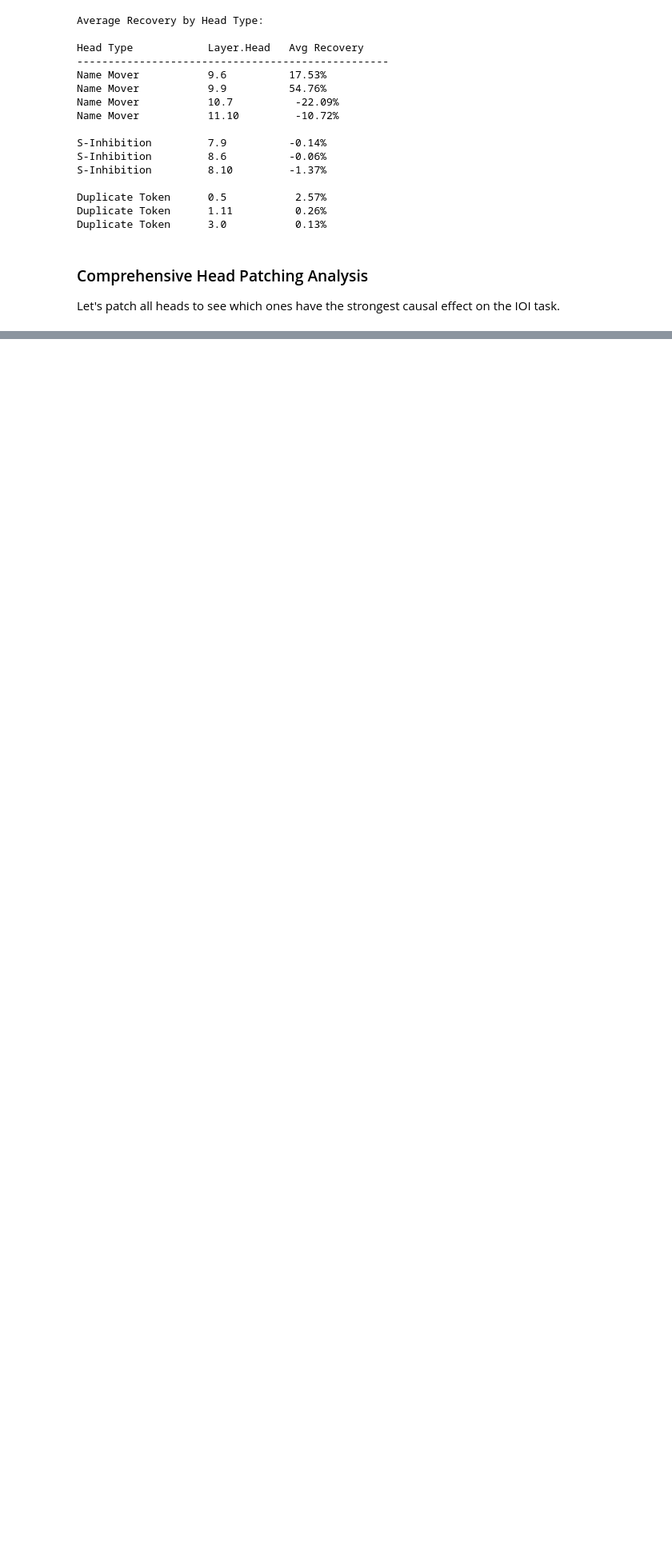
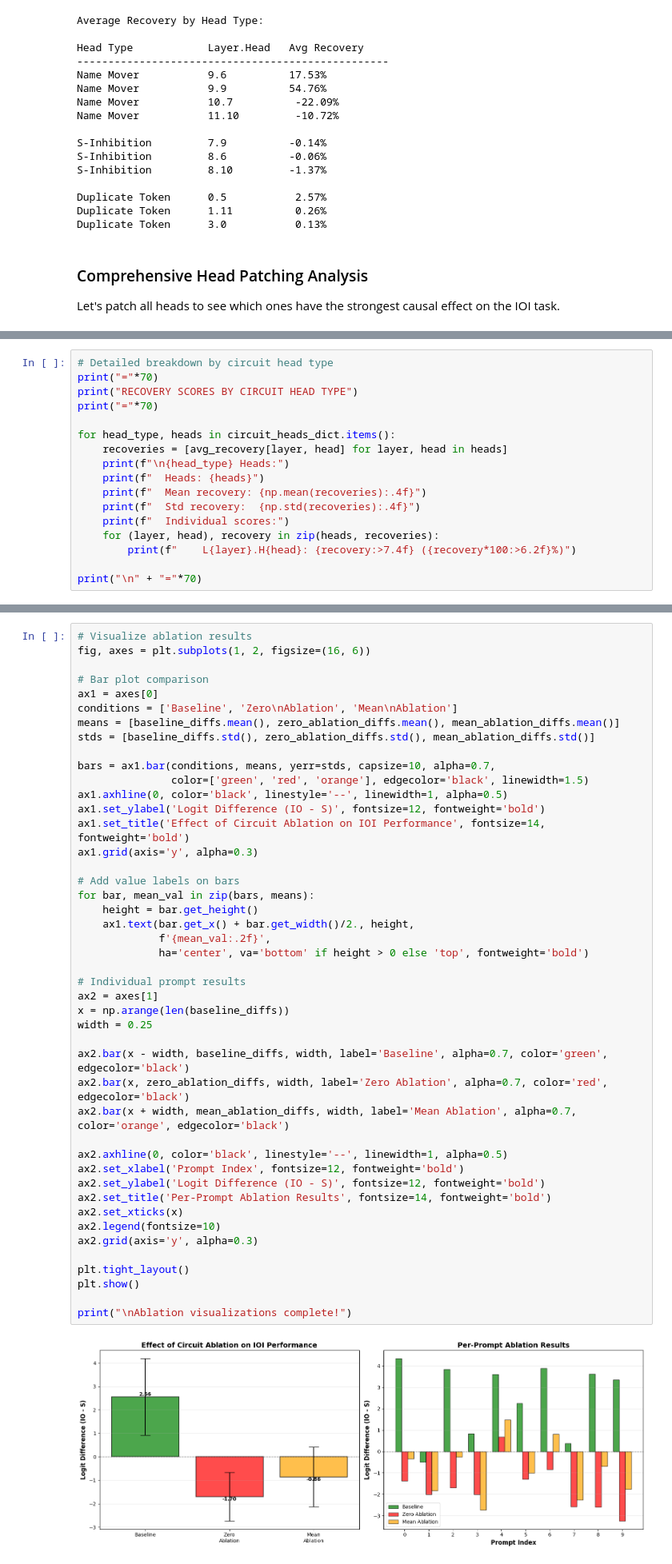
Before and after one commit to swisski/IOI_implementation, a Jupyter notebook: notebooks/2025-11-10-22-25_IOI_Circuit_Replication.ipynb, the cells around one changed output, grey strips where cells are left out. Shown at 80% size. Drawn from its saved outputs; the diff is of its cells as text; blank space fills up the shorter version.

```diff
--- a/notebooks/2025-11-10-22-25_IOI_Circuit_Replication.ipynb
+++ b/notebooks/2025-11-10-22-25_IOI_Circuit_Replication.ipynb
@@ -899,0 +1213,17 @@ print(f"Progress: {len(all_recoveries)}/5 complete")
+# %%
+# Detailed breakdown by circuit head type
+print("="*70)
+print("RECOVERY SCORES BY CIRCUIT HEAD TYPE")
+print("="*70)
+
+for head_type, heads in circuit_heads_dict.items():
+    recoveries = [avg_recovery[layer, head] for layer, head in heads]
+    print(f"\n{head_type} Heads:")
+    print(f"  Heads: {heads}")
+    print(f"  Mean recovery: {np.mean(recoveries):.4f}")
+    print(f"  Std recovery:  {np.std(recoveries):.4f}")
+    print(f"  Individual scores:")
+    for (layer, head), recovery in zip(heads, recoveries):
+        print(f"    L{layer}.H{head}: {recovery:>7.4f} ({recovery*100:>6.2f}%)")
+
+print("\n" + "="*70)
@@ -899,0 +1469,47 @@ print(f"Progress: {len(all_recoveries)}/5 complete")
+# %%
+# Visualize ablation results
+fig, axes = plt.subplots(1, 2, figsize=(16, 6))
+
+# Bar plot comparison
+ax1 = axes[0]
+conditions = ['Baseline', 'Zero\nAblation', 'Mean\nAblation']
+means = [baseline_diffs.mean(), zero_ablation_diffs.mean(), mean_ablation_diffs.mean()]
+stds = [baseline_diffs.std(), zero_ablation_diffs.std(), mean_ablation_diffs.std()]
+
+bars = ax1.bar(conditions, means, yerr=stds, capsize=10, alpha=0.7,
+               color=['green', 'red', 'orange'], edgecolor='black', linewidth=1.5)
+ax1.axhline(0, color='black', linestyle='--', linewidth=1, alpha=0.5)
+ax1.set_ylabel('Logit Difference (IO - S)', fontsize=12, fontweight='bold')
+ax1.set_title('Effect of Circuit Ablation on IOI Performance', fontsize=14, fontweight='bold')
+ax1.grid(axis='y', alpha=0.3)
+
+# Add value labels on bars
+for bar, mean_val in zip(bars, means):
+    height = bar.get_height()
+    ax1.text(bar.get_x() + bar.get_width()/2., height,
+             f'{mean_val:.2f}',
+             ha='center', va='bottom' if height > 0 else 'top', fontweight='bold')
+
+# Individual prompt results
+ax2 = axes[1]
+x = np.arange(len(baseline_diffs))
+width = 0.25
+
+ax2.bar(x - width, baseline_diffs, width, label='Baseline', alpha=0.7, color='green', edgecolor='black')
+ax2.bar(x, zero_ablation_diffs, width, label='Zero Ablation', alpha=0.7, color='red', edgecolor='black')
+ax2.bar(x + width, mean_ablation_diffs, width, label='Mean Ablation', alpha=0.7, color='orange', edgecolor='black')
+
+ax2.axhline(0, color='black', linestyle='--', linewidth=1, alpha=0.5)
+ax2.set_xlabel('Prompt Index', fontsize=12, fontweight='bold')
+ax2.set_ylabel('Logit Difference (IO - S)', fontsize=12, fontweight='bold')
+ax2.set_title('Per-Prompt Ablation Results', fontsize=14, fontweight='bold')
+ax2.set_xticks(x)
+ax2.legend(fontsize=10)
+ax2.grid(axis='y', alpha=0.3)
+
+plt.tight_layout()
+plt.show()
+
+print("\nAblation visualizations complete!")
+# %% [output]
+[figure, added]
```
Also changed, not shown: parts of 29 cells of this notebook.
